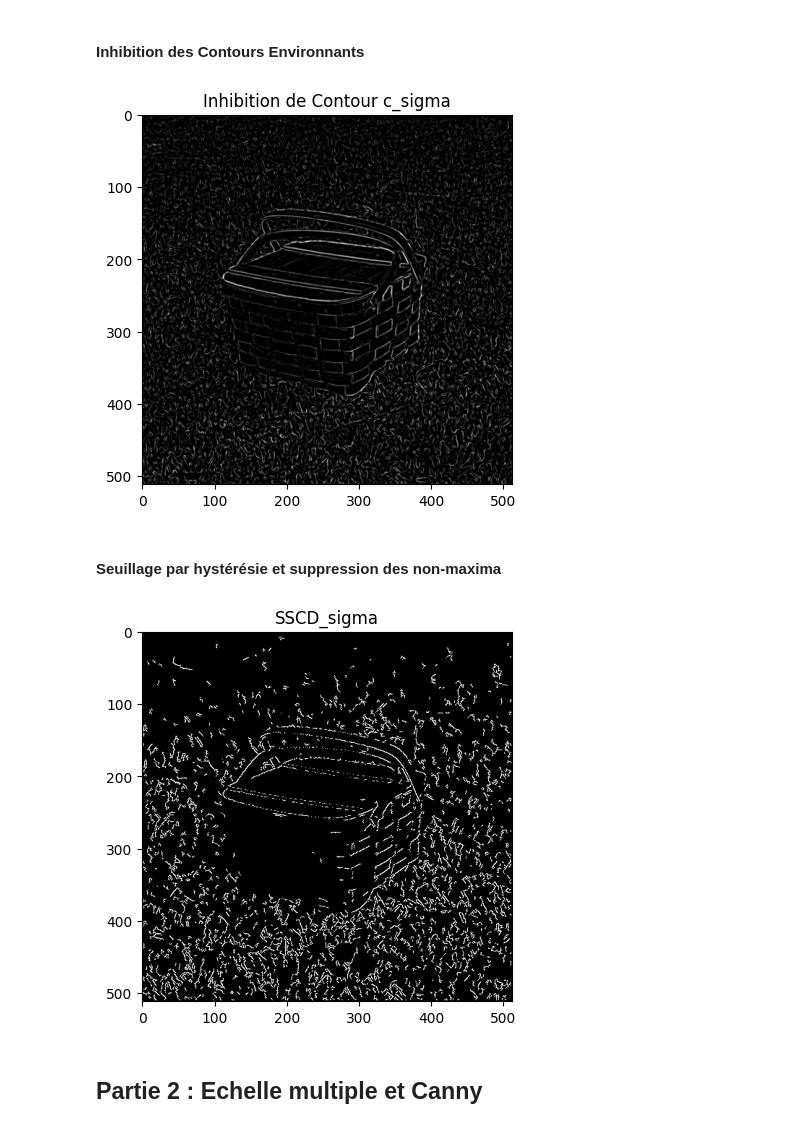
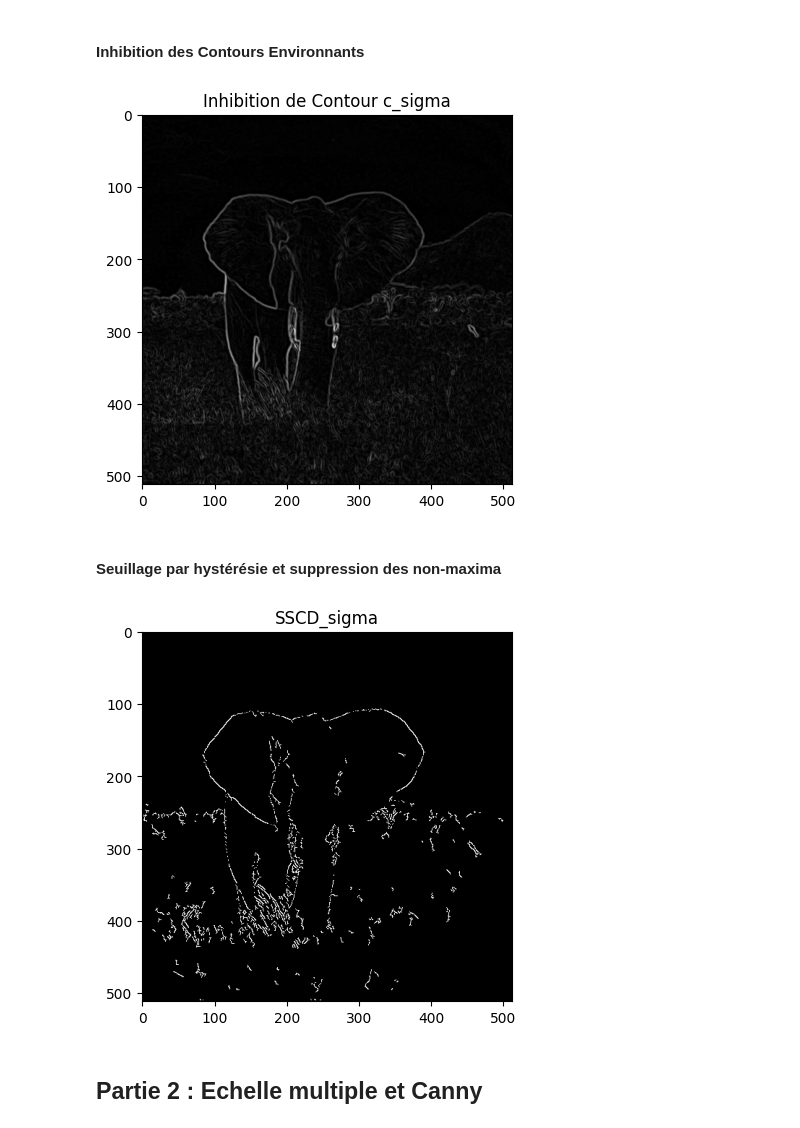
Before and after one commit to ndupont960/EtudesTechniques11, a Jupyter notebook: matlab-to_python.ipynb, the cells around one changed output. Saved outputs shown, nothing was run; the diff lists cells and outputs as text; code cells hidden in the pictures.

```diff
--- a/matlab-to_python.ipynb
+++ b/matlab-to_python.ipynb
@@ -42,7 +42,7 @@ def gaussian_derivative_kernels(sigma):
 
     return Gx, Gy
 # %%
-image = cv2.imread('database/images/basket.pgm', cv2.IMREAD_UNCHANGED)
+image = cv2.imread('database/images/elephant_2.pgm', cv2.IMREAD_UNCHANGED)
 
 if image is None:
     print("Error: Unable to read the image.")
@@ -125,7 +125,7 @@ def contour_inhibition(M_sigma, sigma, alpha):
     return c_sigma
 # %%
 # paramètre
-alpha = 0.005
+alpha = 0.001
 
 
 
@@ -137,7 +137,7 @@ plt.imshow(c_sigma, cmap='gray')
 plt.title('Inhibition de Contour c_sigma')
 plt.show()
 # %% [output]
-[figure, old version]
+[figure, new version]
 # %% [markdown]
 #### Seuillage par hystérésie et suppression des non-maxima
 # %%
@@ -191,16 +191,16 @@ def seuil_hyst(c_sigma, seuil_bas, seuil_haut):
 # %%
 # Seuils à ajuster en fonction de l'image qu'on met en entrée
 seuil_bas = 0.0000000000001
-seuil_haut = 0.24
+seuil_haut = 0.2
 
 
 b_sigma = seuil_hyst(c_sigma, seuil_bas, seuil_haut)
 
 # Afficher le résultat final
 plt.imshow(b_sigma, cmap='gray')
 plt.title('SSCD_sigma')
 plt.show()
 # %% [output]
-[figure, old version]
+[figure, new version]
 # %% [markdown]
 ## Partie 2 : Echelle multiple et Canny
```
Also changed, not shown: parts of 7 cells of this notebook, 1 other file.
